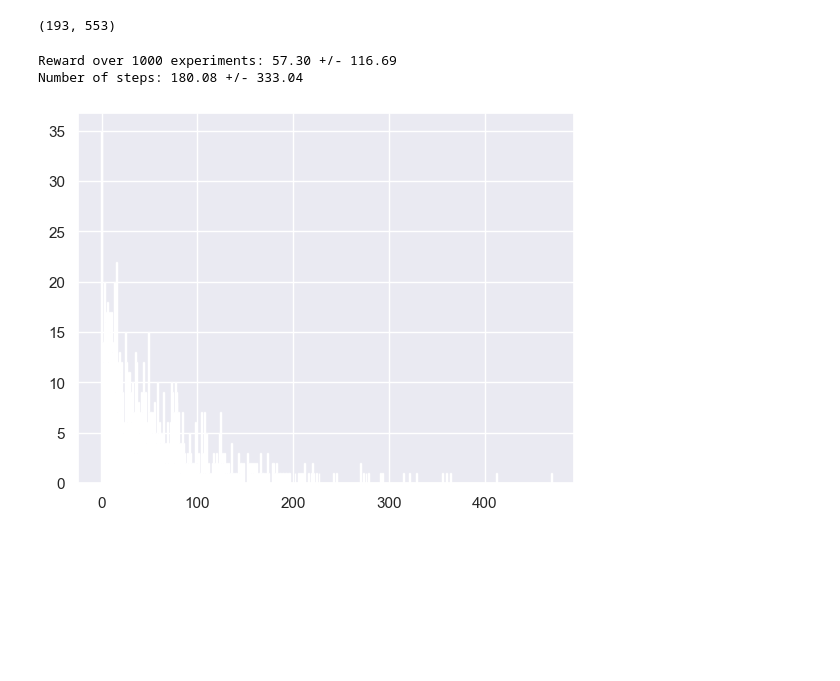
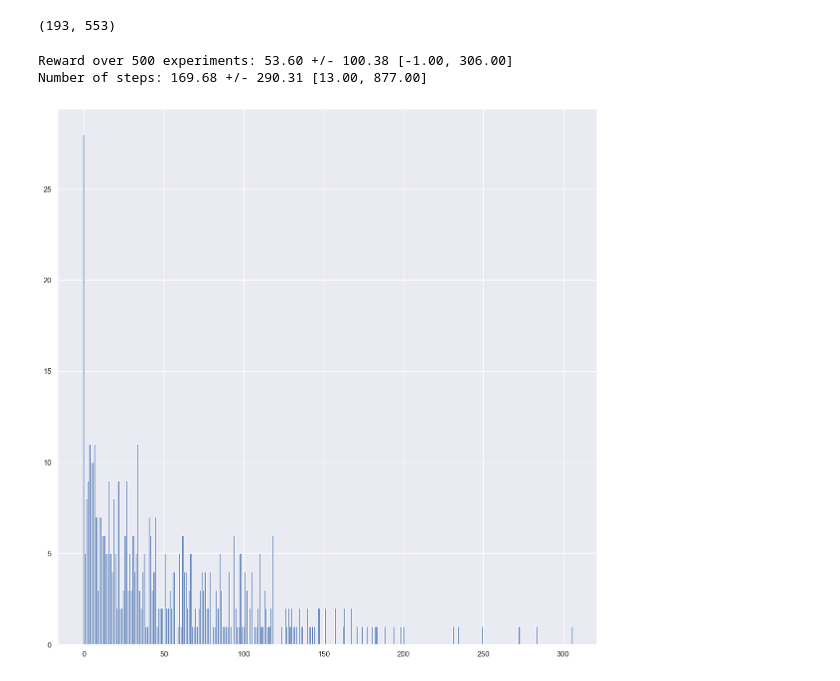
Before and after one commit to aubin-tchoi/flappy_bird, a Jupyter notebook: no_rl.ipynb, the cells around one changed output. Cells and saved outputs as stored; diff of their text form; code cells hidden in the pictures; blank space fills up the shorter version.

Commit message:
added min/max rewards to logs

```diff
--- a/no_rl.ipynb
+++ b/no_rl.ipynb
@@ -185,23 +185,24 @@ Cumulated reward at step 1:   0.
 (193, 553)
 # %%
 %%time
-n_experiments = 1000  # @param {type:"slider", min:50, max:1000, step:10}
+n_experiments = 500  # @param {type:"slider", min:50, max:1000, step:10}
 
 rewards = np.zeros(n_experiments)
 n_steps = np.zeros(n_experiments)
 
 for i in range(n_experiments):
     rewards[i], n_steps[i] = launch_experiment_without_rendering(env)
 print(
-    f"\n\nReward over {n_experiments} experiments: {rewards.mean():.2f} +/- {1.96 * rewards.std():.2f}"
+    f"\n\nReward over {n_experiments} experiments: {rewards.mean():.2f} +/- {1.96 * rewards.std():.2f} "
+    f"[{rewards.min():.2f}, {rewards.max():.2f}]"
 )
-print(f"Number of steps: {n_steps.mean():.2f} +/- {1.96 * n_steps.std():.2f}")
+print(f"Number of steps: {n_steps.mean():.2f} +/- {1.96 * n_steps.std():.2f} [{n_steps.min():.2f}, {n_steps.max():.2f}]")
 
 sns.set_theme()
 plt.figure(figsize=(14, 14))
 plt.hist(rewards, bins=int(rewards.max()))
 plt.show()
 # %% [output]
-Reward over 1000 experiments: 57.30 +/- 116.69
-Number of steps: 180.08 +/- 333.04
+Reward over 500 experiments: 53.60 +/- 100.38 [-1.00, 306.00]
+Number of steps: 169.68 +/- 290.31 [13.00, 877.00]
-[figure, old version]
+[figure, new version]
```
Also changed, not shown: parts of 1 cell of this notebook.
